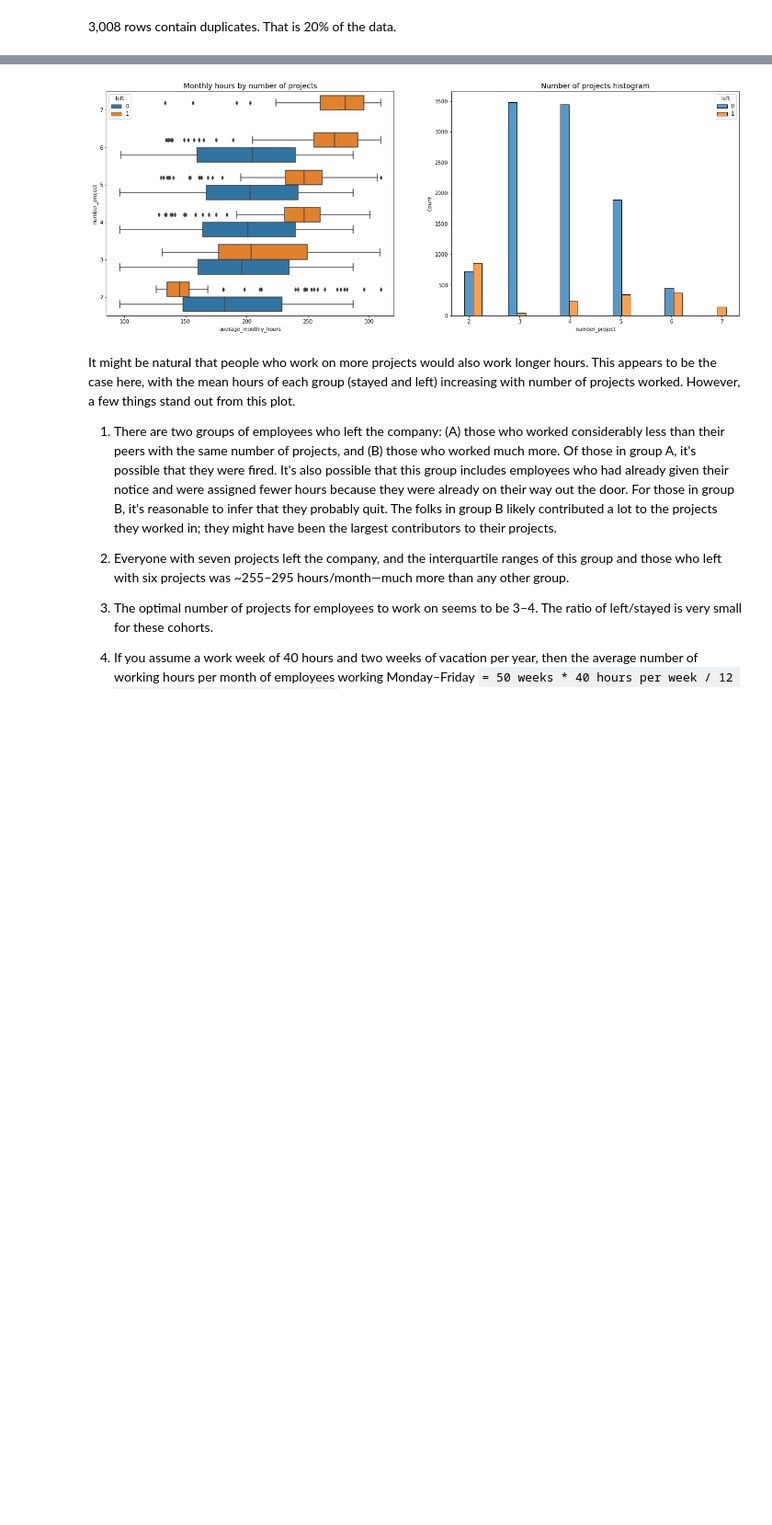
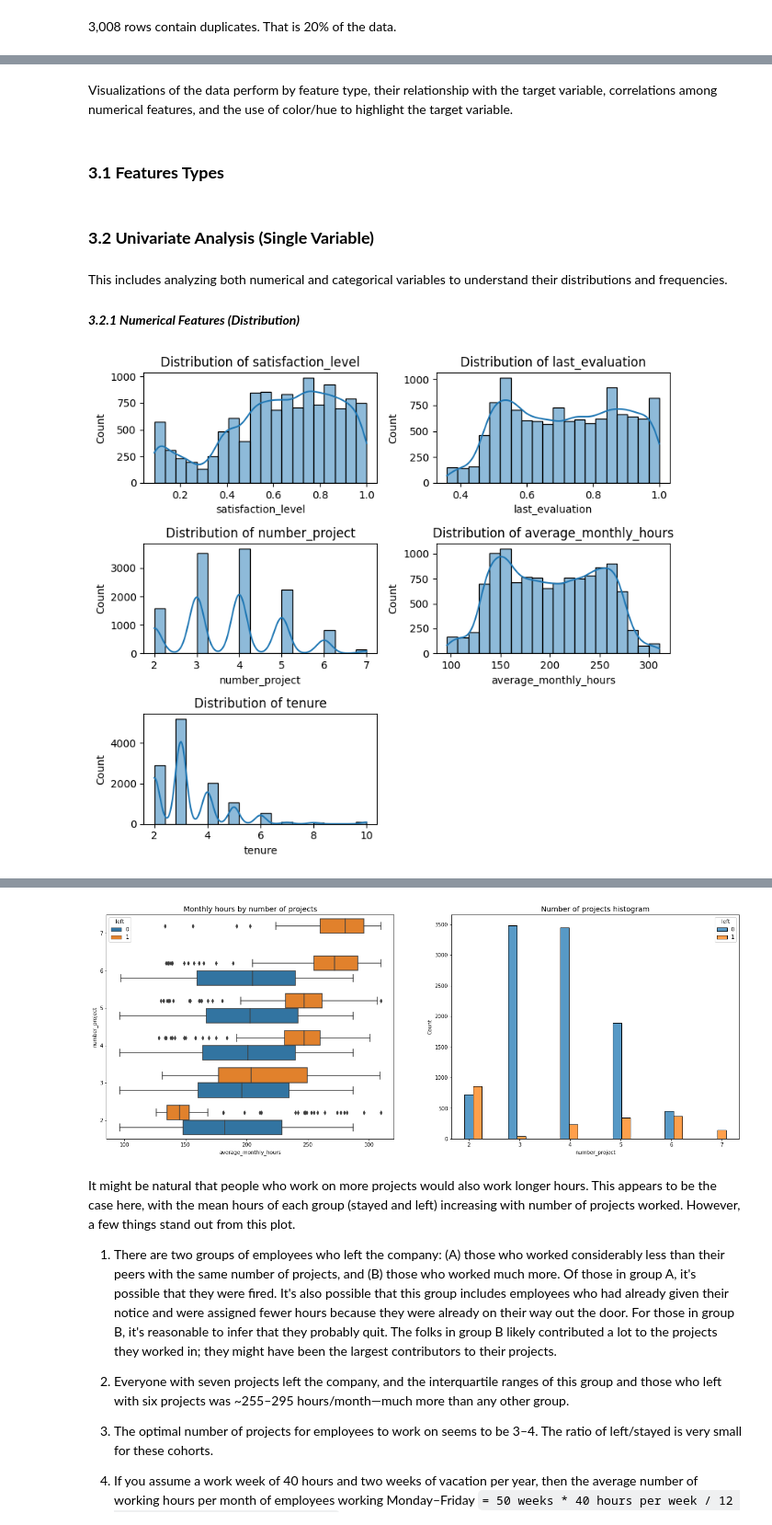
Before and after one commit to rixwan-khan/Providing-data-driven-suggestions-for-HR, a Jupyter notebook: data-driven decision for HR.ipynb, the cells around one changed output, grey strips where cells are left out. Shown at 92% size. Cells and saved outputs as stored; diff of their text form; code cells hidden in the pictures; blank space fills up the shorter version.

```diff
--- a/data-driven decision for HR.ipynb
+++ b/data-driven decision for HR.ipynb
@@ -320,0 +319,30 @@ Box plots are very useful in visualizing distributions within data, but they can
+# %% [markdown]
+Visualizations of the data perform by feature type, their relationship with the target variable, correlations among numerical features, and the use of color/hue to highlight the target variable.
+# %% [markdown]
+### **3.1 Features Types**
+# %%
+# Numerical / Continuous
+numerical_cols = ['satisfaction_level', 'last_evaluation', 'number_project',
+                  'average_monthly_hours', 'tenure']
+
+# Categorical / Discrete
+categorical_cols = ['work_accident', 'left', 'promotion_last_5years',
+                    'department', 'salary']
+# %% [markdown]
+### **3.2 Univariate Analysis (Single Variable)**
+# %% [markdown]
+This includes analyzing both numerical and categorical variables to understand their distributions and frequencies.
+
+#### ***3.2.1 Numerical Features (Distribution)***
+# %%
+plt.figure(figsize=(8,7))
+
+for i, col in enumerate(numerical_cols,1):
+  plt.subplot(3,2,i)
+  sns.histplot(df1[col], kde=True, bins=20)
+  plt.title(f'Distribution of {col}')
+
+plt.tight_layout()
+plt.show()
+# %% [output]
+[figure, added]
```
Also changed, not shown: parts of 62 cells of this notebook.
